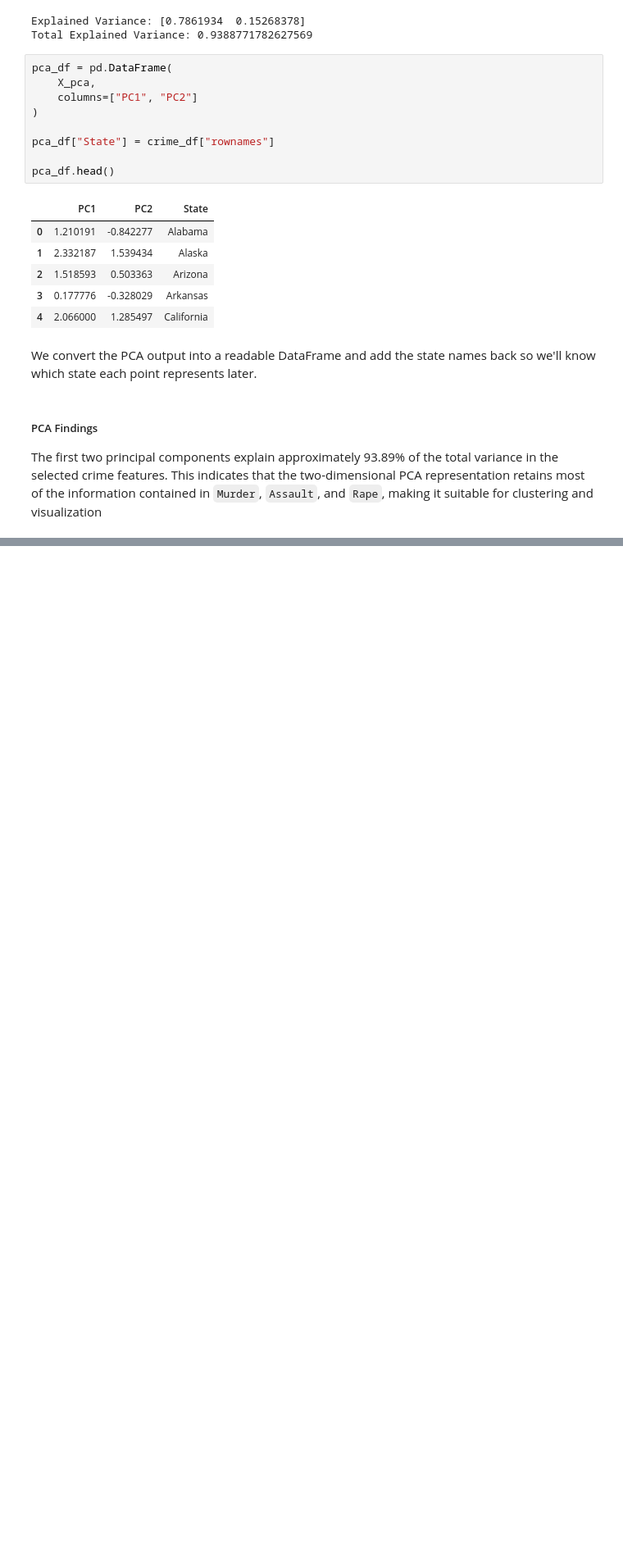
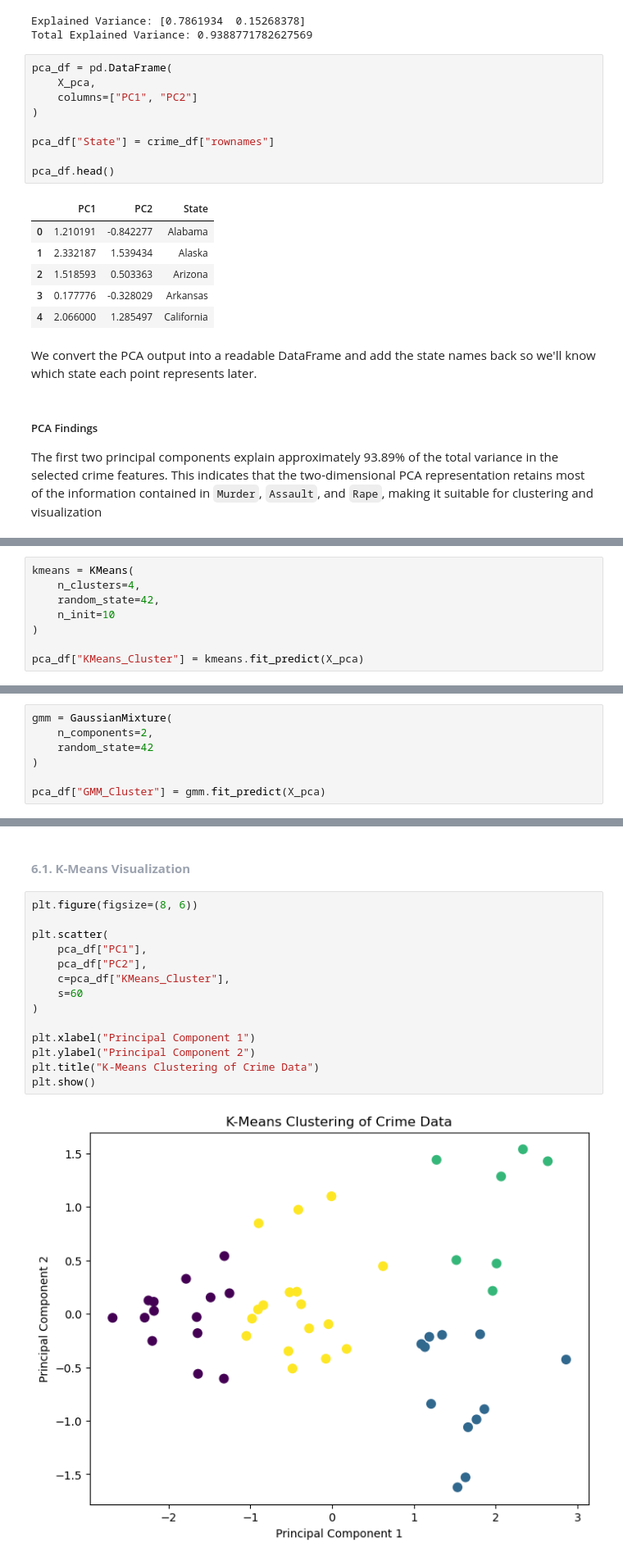
Before and after one commit to ngunjirikevin/datavine-analytics, a Jupyter notebook: notebooks/crime_clustering.ipynb, the cells around one changed output, grey strips where cells are left out. Shown at 82% size. Saved outputs shown, nothing was run; the diff lists cells and outputs as text; blank space fills up the shorter version.

```diff
--- a/notebooks/crime_clustering.ipynb
+++ b/notebooks/crime_clustering.ipynb
@@ -177,0 +267,8 @@ Data Understanding
+# %%
+kmeans = KMeans(
+    n_clusters=4,
+    random_state=42,
+    n_init=10
+)
+
+pca_df["KMeans_Cluster"] = kmeans.fit_predict(X_pca)
@@ -177,0 +279,7 @@ Data Understanding
+# %%
+gmm = GaussianMixture(
+    n_components=2,
+    random_state=42
+)
+
+pca_df["GMM_Cluster"] = gmm.fit_predict(X_pca)
@@ -177,0 +292,20 @@ Data Understanding
+# %% [markdown]
+<h4 style= "color: #9CA3AF; text-align: left; font-weight: bold;">
+6.1. K-Means Visualization
+</h4>
+# %%
+plt.figure(figsize=(8, 6))
+
+plt.scatter(
+    pca_df["PC1"],
+    pca_df["PC2"],
+    c=pca_df["KMeans_Cluster"],
+    s=60
+)
+
+plt.xlabel("Principal Component 1")
+plt.ylabel("Principal Component 2")
+plt.title("K-Means Clustering of Crime Data")
+plt.show()
+# %% [output]
+[figure, added]
```
Also changed, not shown: parts of 17 cells of this notebook.
